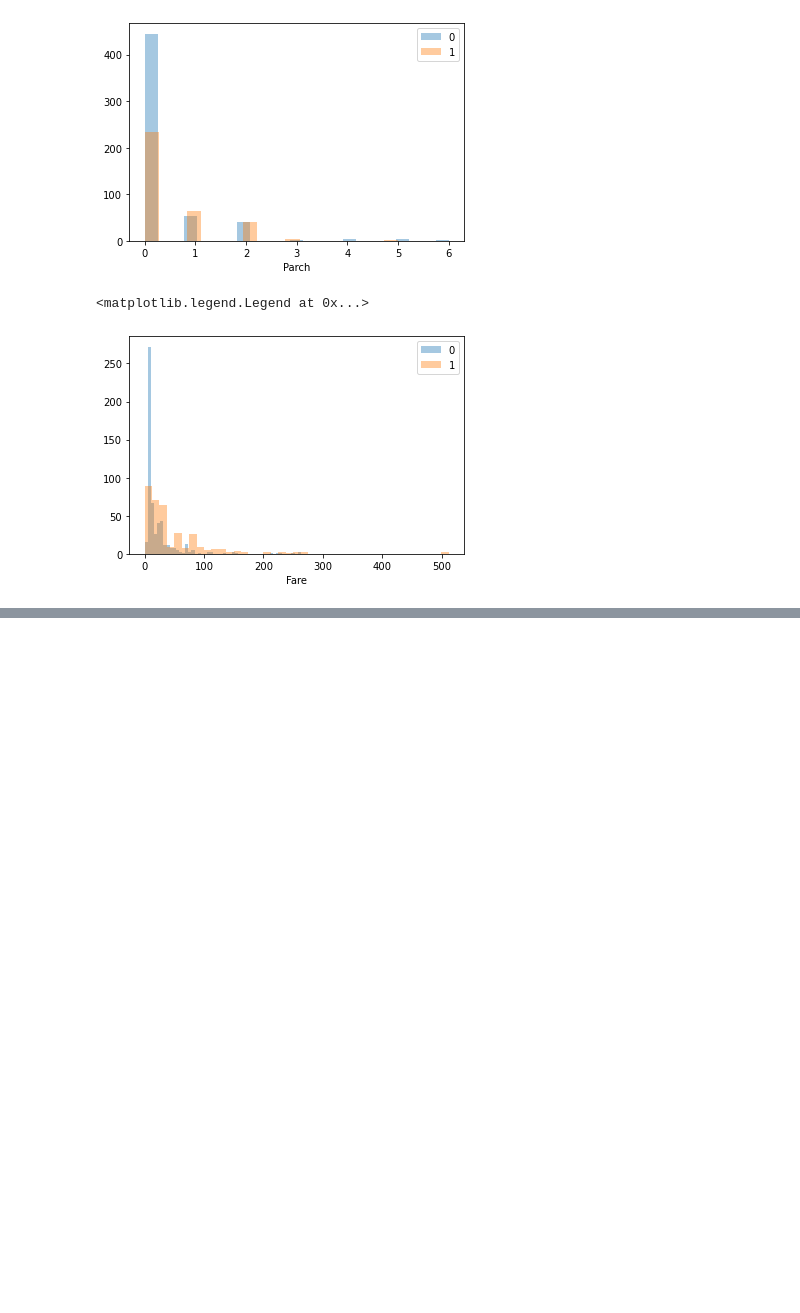
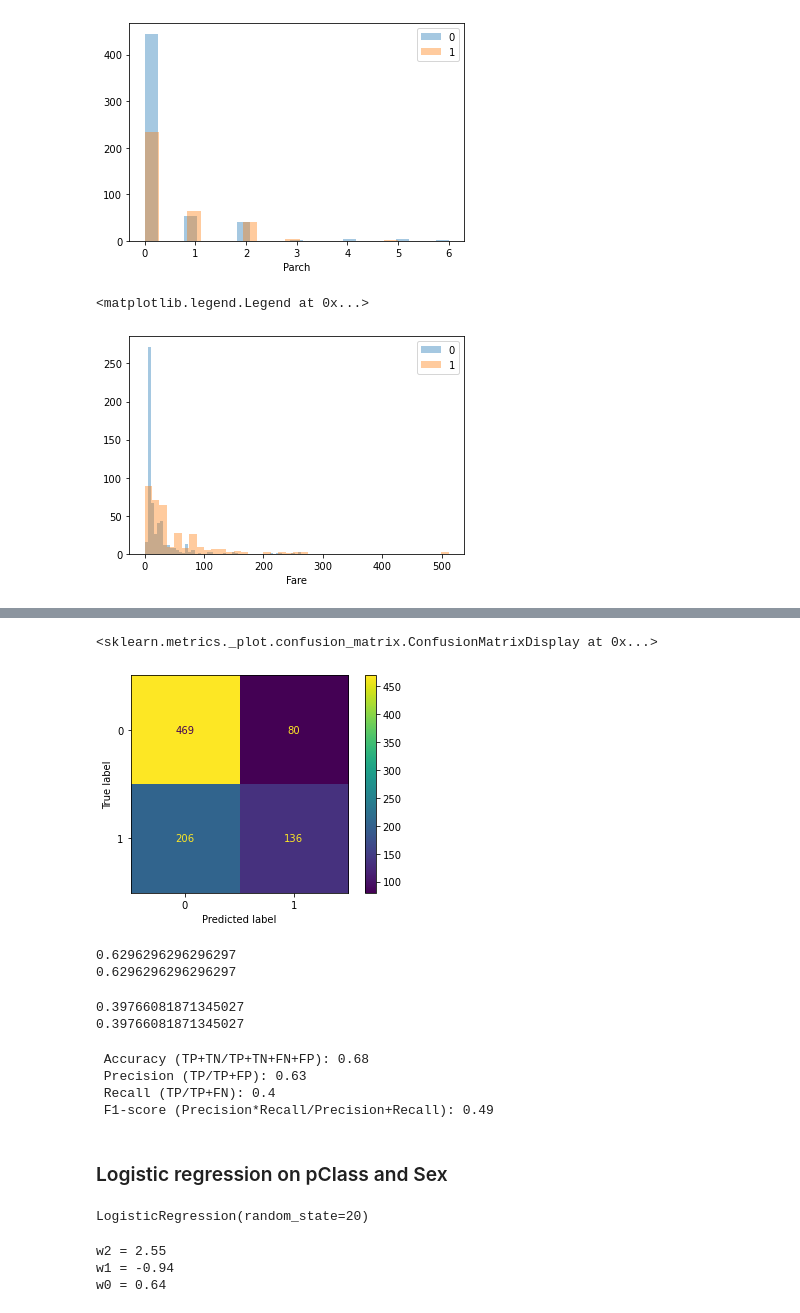
Before and after one commit to mfriebel/DS_projects, a Jupyter notebook: week02/project_week02_MF.ipynb, the cells around one changed output, grey strips where cells are left out. Drawn from its saved outputs; the diff is of its cells as text; code cells hidden in the pictures; blank space fills up the shorter version.

```diff
--- a/week02/project_week02_MF.ipynb
+++ b/week02/project_week02_MF.ipynb
@@ -100,0 +177,31 @@ plt.legend()
+# %%
+# Confusion matrix of the model PClass vs Survival
+plot_confusion_matrix(estimator=m,
+                     X=X,
+                     y_true=y)
+# %% [output]
+<sklearn.metrics._plot.confusion_matrix.ConfusionMatrixDisplay at 0x...>
+[figure, added]
+# %%
+# Precision of Model pClass vs Survival - porportion of true positives relative to all predicted postives (TP + FP)
+print(precision_score(y, m.predict(X)))
+print(136 / (136 + 80))
+# %% [output]
+0.6296296296296297
+0.6296296296296297
+# %%
+# Sensitivity/Recall of Model pClass vs Survival - proportion of true positives to all observed postives (TP + FN)
+print(recall_score(y, m.predict(X)))
+print(136/(136+206))
+# %% [output]
+0.39766081871345027
+0.39766081871345027
+# %%
+classfier_eval(y, m.predict(X))
+# %% [output]
+ Accuracy (TP+TN/TP+TN+FN+FP): 0.68
+ Precision (TP/TP+FP): 0.63
+ Recall (TP/TP+FN): 0.4
+ F1-score (Precision*Recall/Precision+Recall): 0.49
+# %% [markdown]
+###  Logistic regression on pClass and Sex
@@ -100,0 +225,17 @@ plt.legend()
+# %%
+# Fitting the model
+m1.fit(X1, y1)
+# %% [output]
+LogisticRegression(random_state=20)
+# %%
+# Fitting parameters
+w2 = m1.coef_[0][1]
+w1 = m1.coef_[0][0]
+w0 = m1.intercept_[0]
+print(f'w2 = {round(w2, 2)}')
+print(f'w1 = {round(w1, 2)}')
+print(f'w0 = {round(w0, 2)}')
+# %% [output]
+w2 = 2.55
+w1 = -0.94
+w0 = 0.64
```
Also changed, not shown: parts of 26 cells of this notebook.
